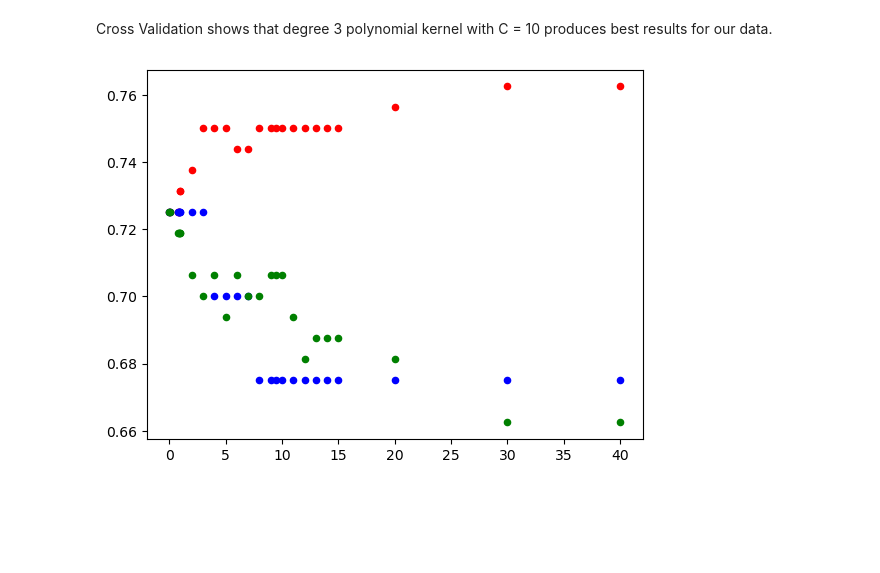
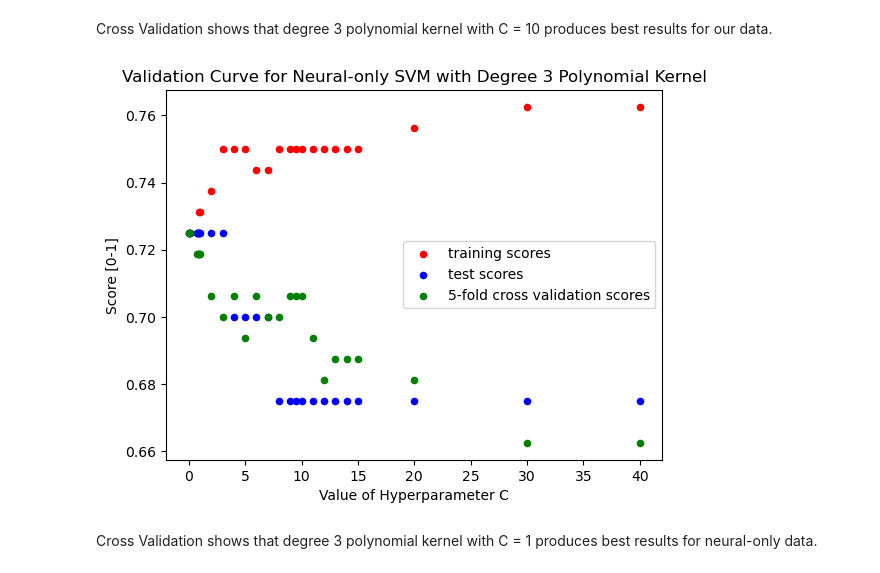
Before and after one commit to vivianzhou1288/olfactory-pca-decoding, a Jupyter notebook: svm.ipynb, the cells around one changed output. Drawn from its saved outputs; the diff is of its cells as text; code cells hidden in the pictures; blank space fills up the shorter version.

```diff
--- a/svm.ipynb
+++ b/svm.ipynb
@@ -306,34 +312,42 @@ for x in possible_C:
   svm = SVC(kernel="poly", degree = 3, C=x)
   svm.fit(X_train, y_train)
 
   y_pred = svm.predict(X_test)
   train_acc = svm.score(X_train, y_train)
   test_acc = svm.score(X_test, y_test)
   cv_score = cross_val_score(svm, X_train, y_train, cv=5)
   # print(cv_score.shape)
 
   train_scores.append(train_acc)
   test_scores.append(test_acc)
   cv_scores.append(cv_score.mean())
 
 jitter_amount = 0.01 # Adjust this value based on your data and desired effect
 train_scores_jittered = train_scores + np.random.uniform(-jitter_amount, jitter_amount, len(train_scores))
 test_scores_jittered = test_scores + np.random.uniform(-jitter_amount, jitter_amount, len(test_scores))
 cv_scores_jittered = test_scores + np.random.uniform(-jitter_amount, jitter_amount, len(cv_scores))
 
 fig = plt.figure()
 ax1 = fig.add_subplot(111)
 
 
 ax1.scatter(possible_C, train_scores,
-              s=20, color="red")
+              s=20, color="red", label = "training scores")
 
 ax1.scatter(possible_C, test_scores,
-             s=20, color = "blue")
+             s=20, color = "blue", label = "test scores")
 
 ax1.scatter(possible_C, cv_scores,
-            s=20, color = "green")
+            s=20, color = "green", label = "5-fold cross validation scores")
+
+ax1.legend()
+
+plt.xlabel('Value of Hyperparameter C')
+plt.ylabel('Score [0-1]')
+plt.title('Validation Curve for Neural-only SVM with Degree 3 Polynomial Kernel')
 
 plt.show()
 # %% [output]
-[figure, old version]
+[figure, new version]
+# %% [markdown]
+Cross Validation shows that degree 3 polynomial kernel with C = 1 produces best results for neural-only data.
```
Also changed, not shown: parts of 4 cells of this notebook.
